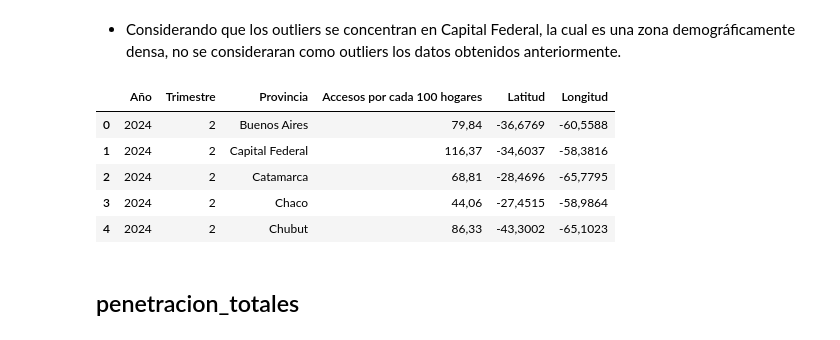
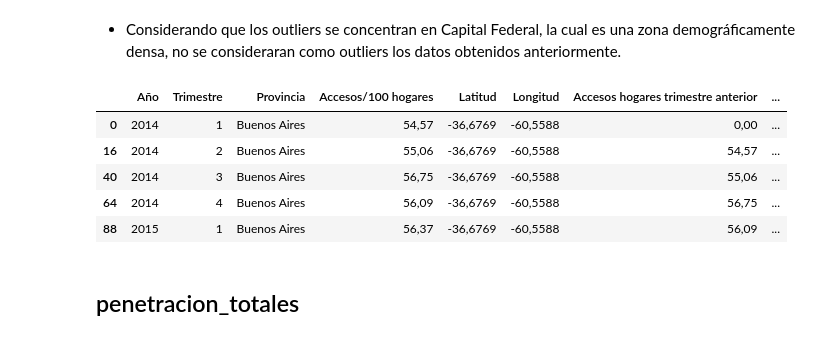
Before and after one commit to Vierinsky/pida_fviera, a Jupyter notebook: eda_etl_internet.ipynb, the cells around one changed output. Cells and saved outputs as stored; diff of their text form; code cells hidden in the pictures.

```diff
--- a/eda_etl_internet.ipynb
+++ b/eda_etl_internet.ipynb
@@ -758,19 +914,43 @@ outliers
 ### Conclusión Outliers penetracion_hogares:
 # %% [markdown]
 * Considerando que los outliers se concentran en Capital Federal, la cual es una zona demográficamente densa, no se consideraran como outliers los datos obtenidos anteriormente.
-# %%
-# Se hace Join con dataset de latitudes y longitudes
-penetracion_hogares = penetracion_hogares.merge(lat_long_prov, on='Provincia', how='left')
-# %%
-# Se cambia punto decimal por coma para no tener problemas de lectura con PowerBI
-penetracion_hogares['Accesos por cada 100 hogares'] = penetracion_hogares['Accesos por cada 100 hogares'].apply(lambda x: f"{x:.2f}".replace('.', ','))
-
-penetracion_hogares.head()
-# %% [output]
-|  | Año | Trimestre | Provincia | Accesos por cada 100 hogares | Latitud | Longitud |
-| 0 | 2024 | 2 | Buenos Aires | 79,84 | -36,6769 | -60,5588 |
-| 1 | 2024 | 2 | Capital Federal | 116,37 | -34,6037 | -58,3816 |
-| 2 | 2024 | 2 | Catamarca | 68,81 | -28,4696 | -65,7795 |
-| 3 | 2024 | 2 | Chaco | 44,06 | -27,4515 | -58,9864 |
-| 4 | 2024 | 2 | Chubut | 86,33 | -43,3002 | -65,1023 |
+# %%
+# Agrupar por Año, Trimestre y Provincia y sumar los valores
+penetracion_hogares_anual = penetracion_hogares.groupby(['Año', 'Trimestre', 'Provincia'], as_index=False).sum()
+
+# Se hace Join con el dataset de latitudes y longitudes para preparar los datos para los mapas en Power BI
+penetracion_hogares_anual = penetracion_hogares_anual.merge(lat_long_prov, on='Provincia', how='left')
+
+# Cambiar el nombre de la columna 'Accesos por cada 100 hogare'
+penetracion_hogares_anual = penetracion_hogares_anual.rename(columns={'Accesos por cada 100 hogares': 'Accesos/100 hogares'})
+
+# Cambiar el tipo de las columnas
+penetracion_hogares_anual = penetracion_hogares_anual.astype({'Accesos/100 hogares': 'float64'})
+
+# Asegurarse de que los datos estén ordenados por Provincia, Año y Trimestre
+penetracion_hogares_anual = penetracion_hogares_anual.sort_values(by=['Provincia', 'Año', 'Trimestre'])
+
+# Crear una columna para los accesos del trimestre anterior
+penetracion_hogares_anual['Accesos hogares trimestre anterior'] = penetracion_hogares_anual.groupby('Provincia')['Accesos/100 hogares'].shift(1)
+
+# Calcular la meta como un 2% más de los accesos del trimestre anterior
+penetracion_hogares_anual['Accesos hogares meta'] = penetracion_hogares_anual['Accesos hogares trimestre anterior'] * 1.02
+
+# Reemplaza los valores NaN por 0 en todas las columnas numéricas
+penetracion_hogares_anual = penetracion_hogares_anual.fillna(0)
+
+# Se cambia punto decimal por coma para no tener problemas de lectura con PowerBI
+penetracion_hogares_anual['Accesos/100 hogares'] = penetracion_hogares_anual['Accesos/100 hogares'].apply(lambda x: f"{x:.2f}".replace('.', ','))
+penetracion_hogares_anual['Accesos hogares trimestre anterior'] = penetracion_hogares_anual['Accesos hogares trimestre anterior'].apply(lambda x: f"{x:.2f}".replace('.', ','))
+penetracion_hogares_anual['Accesos hogares meta'] = penetracion_hogares_anual['Accesos hogares meta'].apply(lambda x: f"{x:.2f}".replace('.', ','))
+
+
+penetracion_hogares_anual.head()
+# %% [output]
+|  | Año | Trimestre | Provincia | Accesos/100 hogares | Latitud | Longitud | Accesos hogares trimestre anterior | ... |
+| 0 | 2014 | 1 | Buenos Aires | 54,57 | -36,6769 | -60,5588 | 0,00 | ... |
+| 16 | 2014 | 2 | Buenos Aires | 55,06 | -36,6769 | -60,5588 | 54,57 | ... |
+| 40 | 2014 | 3 | Buenos Aires | 56,75 | -36,6769 | -60,5588 | 55,06 | ... |
+| 64 | 2014 | 4 | Buenos Aires | 56,09 | -36,6769 | -60,5588 | 56,75 | ... |
+| 88 | 2015 | 1 | Buenos Aires | 56,37 | -36,6769 | -60,5588 | 56,09 | ... |
 # %%
```
Also changed, not shown: parts of 79 cells of this notebook, 7 other files.
